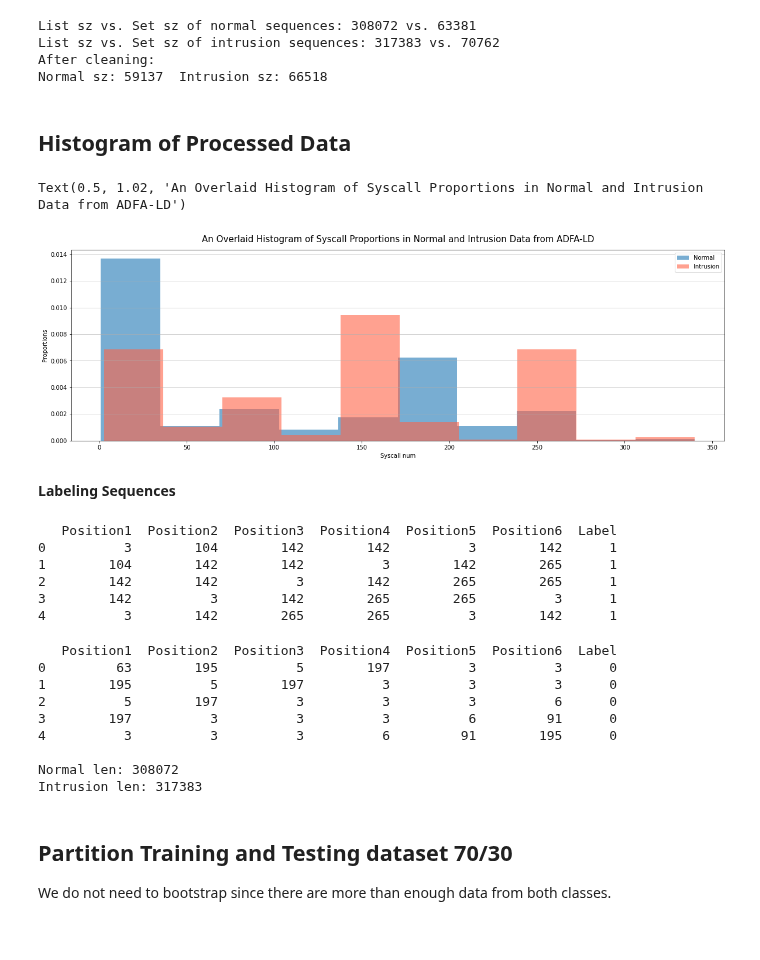
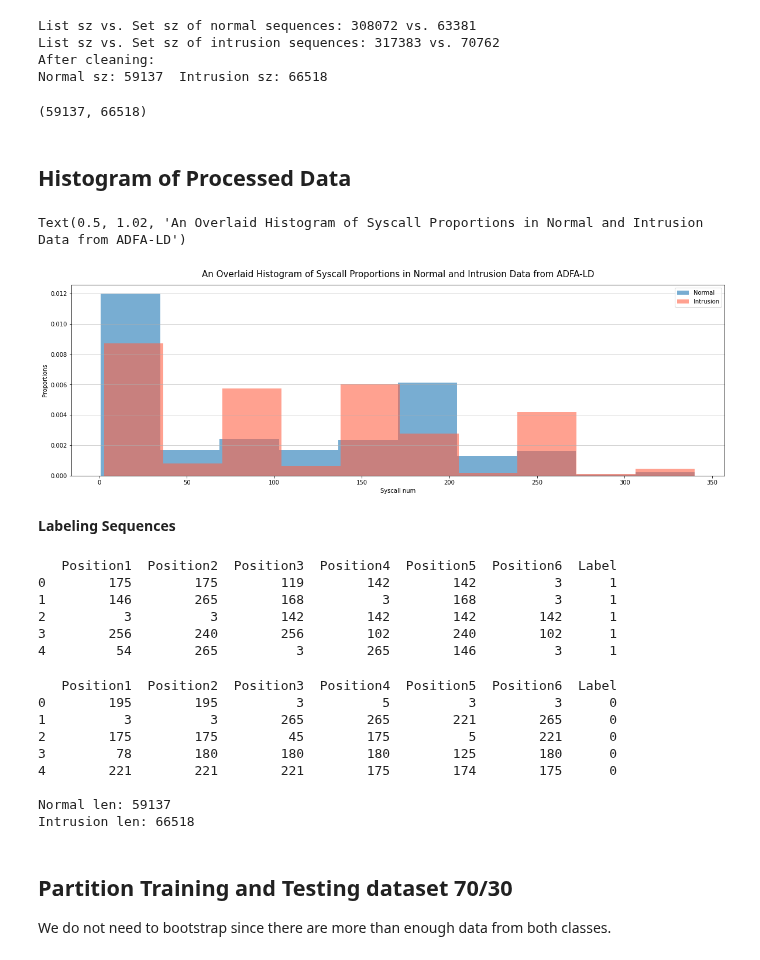
Before and after one commit to NganTran-0017/HIDS, a Jupyter notebook: HIDS_ADFA.ipynb, the cells around one changed output. Saved outputs shown, nothing was run; the diff lists cells and outputs as text; code cells hidden in the pictures.

Commit message:
rename train to normal and test to intrusion

```diff
--- a/HIDS_ADFA.ipynb
+++ b/HIDS_ADFA.ipynb
@@ -263,20 +263,24 @@ List sz vs. Set sz of normal sequences: 308072 vs. 63381
 List sz vs. Set sz of intrusion sequences: 317383 vs. 70762
 After cleaning:
 Normal sz: 59137  Intrusion sz: 66518
+# %%
+len(normal), len(intrusion)
+# %% [output]
+(59137, 66518)
 # %% [markdown]
 ## **Histogram of Processed Data**
 # %%
 # After Cleaning
 plt.figure(figsize=(20,6))
-plt.hist(train[0], label='Normal', alpha=0.6, density=True)
-plt.hist(test[0], label='Intrusion', color='tomato', alpha=0.6, density=True)
+plt.hist(normal[0], label='Normal', alpha=0.6, density=True)
+plt.hist(intrusion[0], label='Intrusion', color='tomato', alpha=0.6, density=True)
 plt.legend()
 plt.ylabel('Proportions')
 plt.xlabel('Syscall num')
 plt.grid(axis='y', alpha=0.75)
 plt.title('An Overlaid Histogram of Syscall Proportions in Normal and Intrusion Data from ' + DATA,y=1.02, fontsize=15)
 # %% [output]
 Text(0.5, 1.02, 'An Overlaid Histogram of Syscall Proportions in Normal and Intrusion Data from ADFA-LD')
-[figure, old version]
+[figure, new version]
 # %%
 # Save cleaned train and test sets
@@ -286,36 +290,36 @@ test.to_csv('test.csv', index=False)
 **Labeling Sequences**
 # %%
 # Intrusion sequences is labeled 1. Rename columns of the dataframe
-test['Label'] = 1
-test.rename(columns={0: 'Position1', 1: 'Position2', 2: 'Position3', 3: 'Position4',
+intrusion['Label'] = 1
+intrusion.rename(columns={0: 'Position1', 1: 'Position2', 2: 'Position3', 3: 'Position4',
                           4: 'Position5', 5: 'Position6'}, inplace=True)
 
-print(test.head(5), '\n')
+print(intrusion.head(5), '\n')
 # %% [output]
    Position1  Position2  Position3  Position4  Position5  Position6  Label
-0          3        104        142        142          3        142      1
-1        104        142        142          3        142        265      1
-2        142        142          3        142        265        265      1
-3        142          3        142        265        265          3      1
-4          3        142        265        265          3        142      1
+0        175        175        119        142        142          3      1
+1        146        265        168          3        168          3      1
+2          3          3        142        142        142        142      1
+3        256        240        256        102        240        102      1
+4         54        265          3        265        146          3      1
 # %%
 # Normal sequences is labeled 0. Rename columns of the dataframe
-train['Label'] = 0
-train.rename(columns={0: 'Position1', 1: 'Position2', 2: 'Position3', 3: 'Position4',
+normal['Label'] = 0
+normal.rename(columns={0: 'Position1', 1: 'Position2', 2: 'Position3', 3: 'Position4',
                         4: 'Position5', 5: 'Position6'}, inplace=True)
-print(train.head(5), '\n')
+print(normal.head(5), '\n')
 
-print('Normal len:',len(train),'\nIntrusion len:', len(test))
+print('Normal len:',len(normal),'\nIntrusion len:', len(intrusion))
 # %% [output]
    Position1  Position2  Position3  Position4  Position5  Position6  Label
-0         63        195          5        197          3          3      0
-1        195          5        197          3          3          3      0
-2          5        197          3          3          3          6      0
-3        197          3          3          3          6         91      0
-4          3          3          3          6         91        195      0
+0        195        195          3          5          3          3      0
+1          3          3        265        265        221        265      0
+2        175        175         45        175          5        221      0
+3         78        180        180        180        125        180      0
+4        221        221        221        175        174        175      0
 
-Normal len: 308072
-Intrusion len: 317383
+Normal len: 59137
+Intrusion len: 66518
 # %% [markdown]
 ## **Partition Training and Testing dataset 70/30**
 
```
Also changed, not shown: parts of 21 cells of this notebook.
